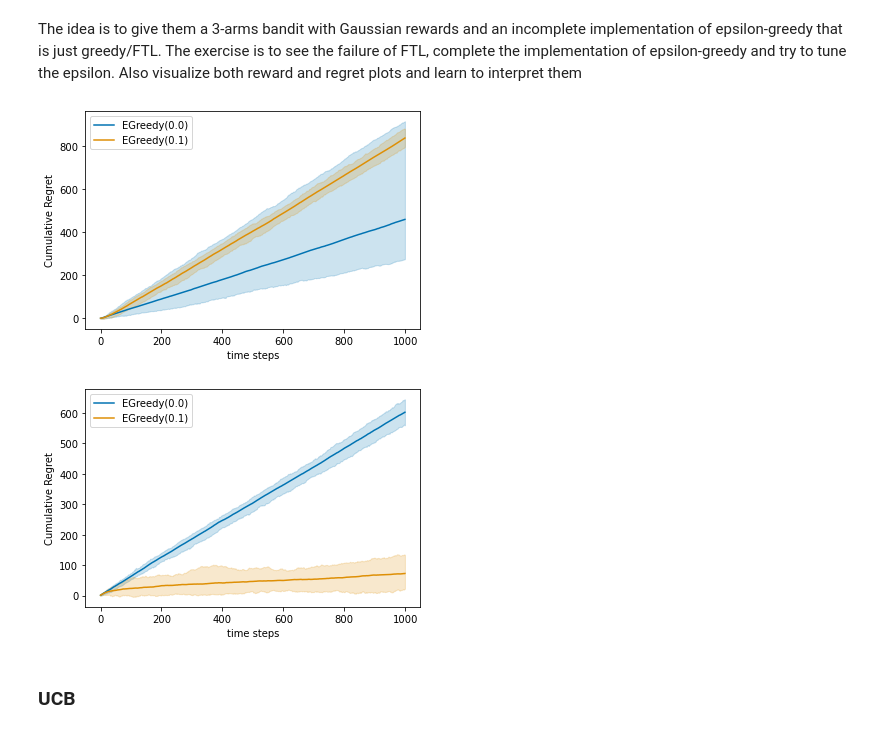
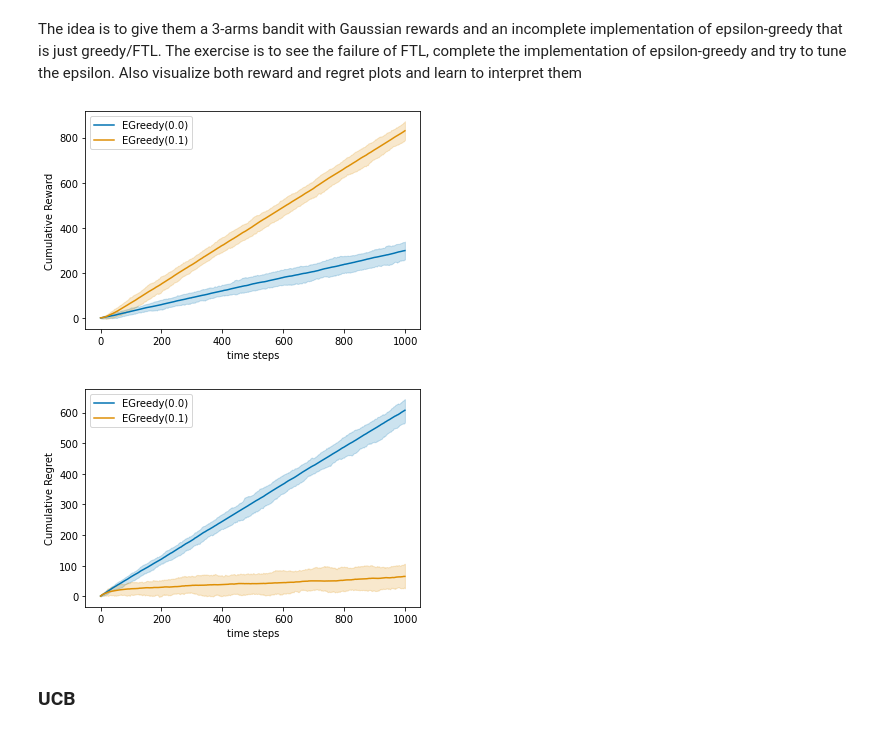
Before and after one commit to rlsummerschool/practical-sessions, a Jupyter notebook: notebooks/bandits_practice.ipynb, the cells around one changed output. Saved outputs shown, nothing was run; the diff lists cells and outputs as text; code cells hidden in the pictures.

```diff
--- a/notebooks/bandits_practice.ipynb
+++ b/notebooks/bandits_practice.ipynb
@@ -16,7 +18,9 @@ import seaborn as sns
 ## Interaction protocol
 Highlight here the difference between what we can observe in practice (rewards) and what we can evaluate for scientific experiments (regrets)
 # %%
-def play(environment, agent, N, T):
+#The function play runs one path of regret for one agent:
+
+def play_mab(environment, agent, N, T):
     """
     Play N trajectories over a horizon T for the specified agent.
     Return the agent's name (string) and the collected data in an nd-array.
@@ -40,7 +44,7 @@ def play(environment, agent, N, T):
     return agent.name(), rewards, regrets
 
 
-def experiment(environment, agents, N, T, mode="regret"):
+def experiment_mab(environment, agents, N, T, mode="regret"):
     """
     Play N trajectories for all agents over a horizon T. Store all the data in a dictionary.
     """
@@ -48,7 +52,7 @@ def experiment(environment, agents, N, T, mode="regret"):
     all_data = {}
 
     for agent in agents:
-        agent_id, rewards, regrets = play(environment, agent, N, T)
+        agent_id, rewards, regrets = play_mab(environment, agent, N, T)
 
         if mode == "regret":
             all_data[agent_id] = regrets
@@ -122,15 +126,15 @@ env = MAB_env(means)
 greedy = EpsilonGreedy(K,  eps=0.)
 epsilon_greedy = EpsilonGreedy(K,  eps=0.1)
 # %%
-greedy_experiment = experiment(env, [greedy, epsilon_greedy], N=N, T=T, mode="reward")
-plot_result(greedy_experiment, q=10);
+greedy_experiment = experiment_mab(env, [greedy, epsilon_greedy], N=N, T=T, mode="reward")
+plot_result(greedy_experiment, q=10, mode="Reward");
 # %% [output]
-[figure, old version]
+[figure, new version]
 # %%
-greedy_experiment = experiment(env, [greedy, epsilon_greedy], N=N, T=T, mode="regret")
-plot_result(greedy_experiment, q=10);
+greedy_experiment = experiment_mab(env, [greedy, epsilon_greedy], N=N, T=T, mode="regret")
+plot_result(greedy_experiment, q=10, mode="Regret");
 # %% [output]
-[figure, old version]
+[figure, new version]
 # %% [markdown]
 ### UCB
 # %% [markdown]
```
Also changed, not shown: parts of 24 cells of this notebook, 5 other files.
